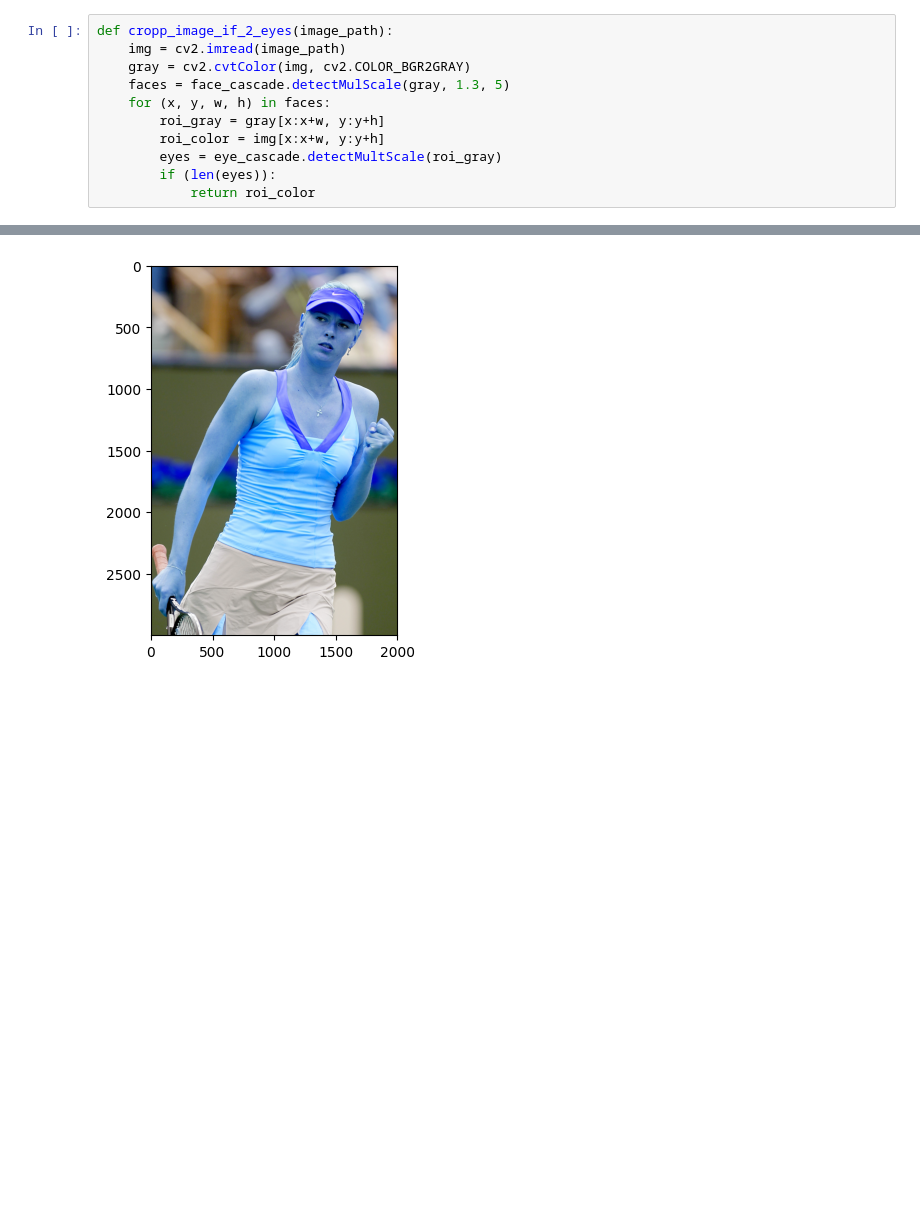
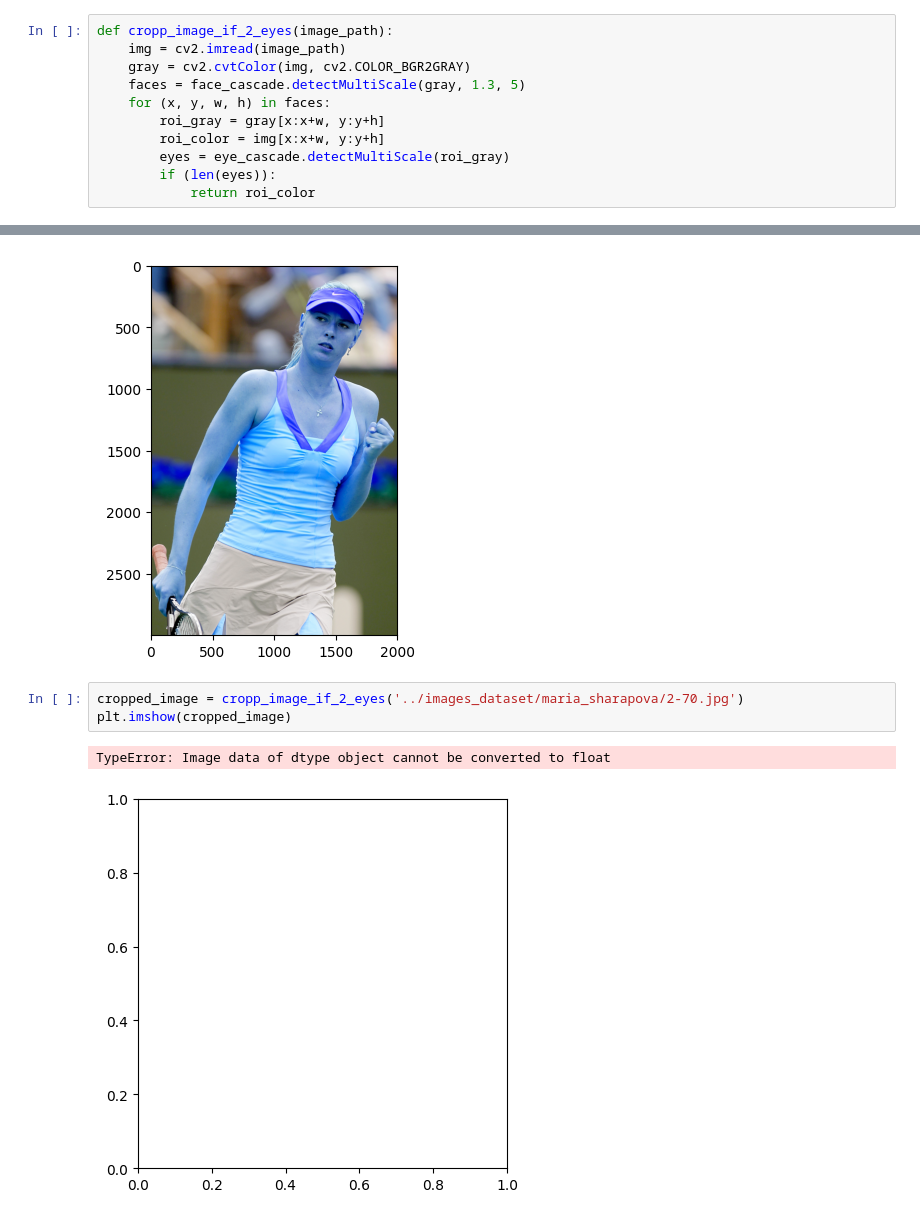
Before and after one commit to niyomugaboetiene/face-recognation-app, a Jupyter notebook: model/model.ipynb, the cells around one changed output, grey strips where cells are left out. Saved outputs shown, nothing was run; the diff lists cells and outputs as text; blank space fills up the shorter version.

Commit message:
Creating face recognation app (model part)

```diff
--- a/model/model.ipynb
+++ b/model/model.ipynb
@@ -165,11 +165,11 @@ for (x, y, w, h) in faces:
 def cropp_image_if_2_eyes(image_path):
     img = cv2.imread(image_path)
     gray = cv2.cvtColor(img, cv2.COLOR_BGR2GRAY)
-    faces = face_cascade.detectMulScale(gray, 1.3, 5)
+    faces = face_cascade.detectMultiScale(gray, 1.3, 5)
     for (x, y, w, h) in faces:
         roi_gray = gray[x:x+w, y:y+h]
         roi_color = img[x:x+w, y:y+h]
-        eyes = eye_cascade.detectMultScale(roi_gray)
+        eyes = eye_cascade.detectMultiScale(roi_gray)
         if (len(eyes)):
             return roi_color
 # %%
@@ -178,3 +178,9 @@ plt.imshow(original_image)
 # %% [output]
 <matplotlib.image.AxesImage at 0x...>
 [figure]
+# %%
+cropped_image = cropp_image_if_2_eyes('../images_dataset/maria_sharapova/2-70.jpg')
+plt.imshow(cropped_image)
+# %% [output]
+TypeError: Image data of dtype object cannot be converted to float
+[figure, added]
```
